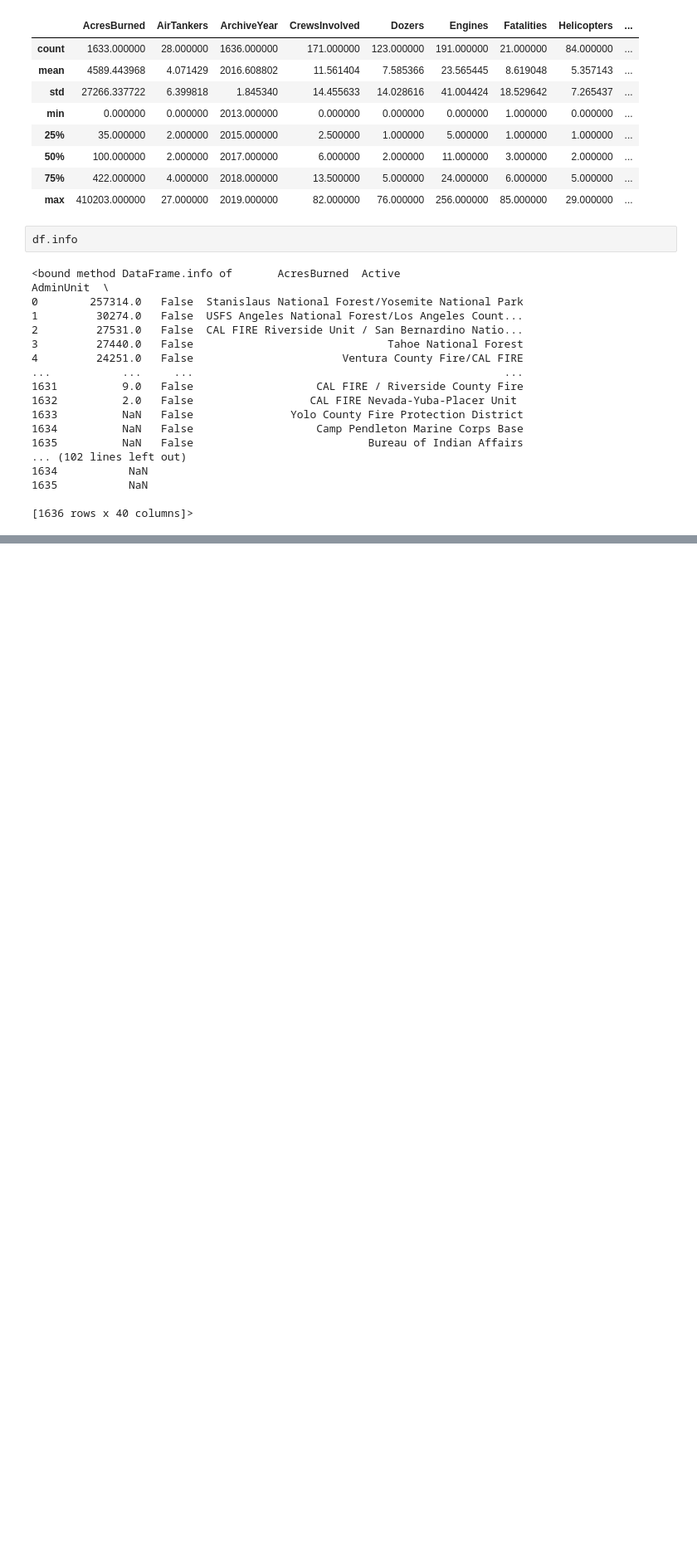
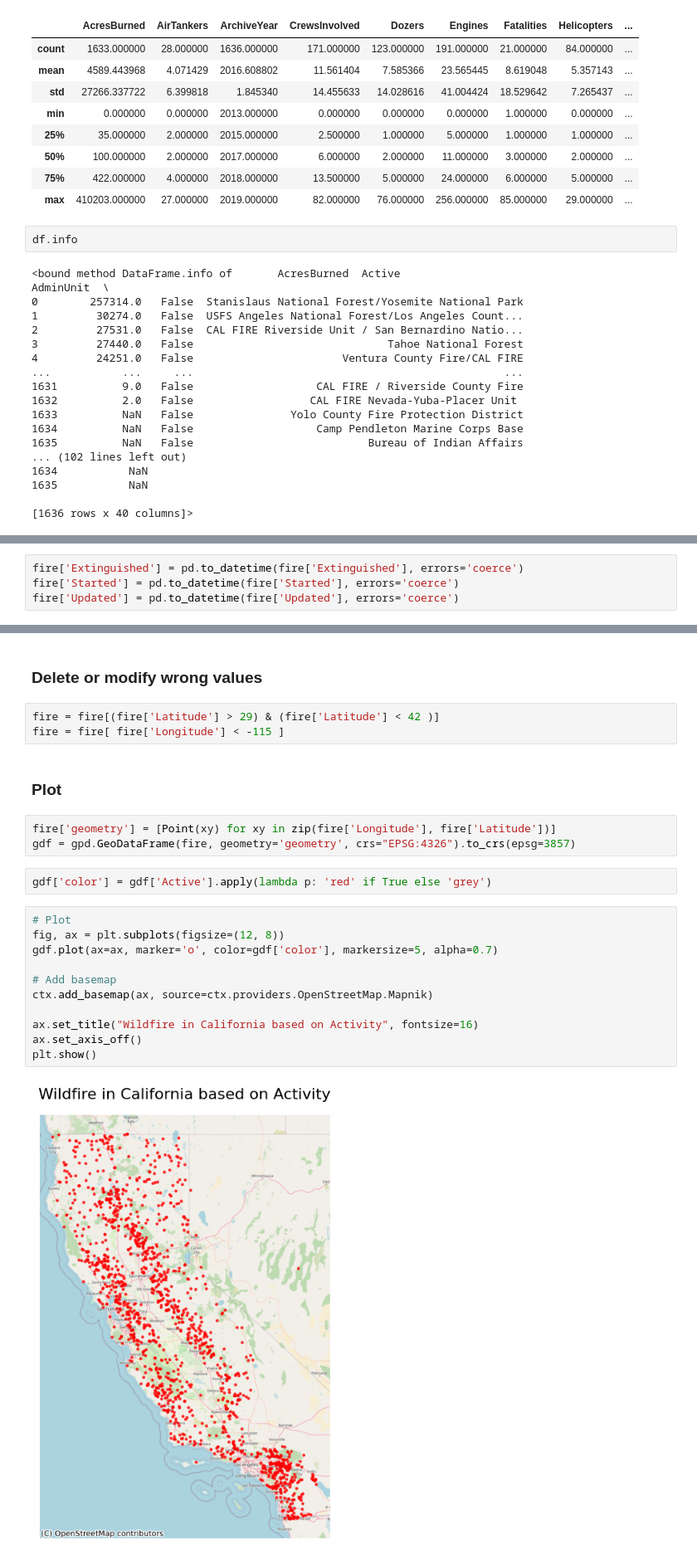
Before and after one commit to Victorinox4/Project-Data-Science, a Jupyter notebook: Project.ipynb, the cells around one changed output, grey strips where cells are left out. Shown at 83% size. Saved outputs shown, nothing was run; the diff lists cells and outputs as text; blank space fills up the shorter version.

```diff
--- a/Project.ipynb
+++ b/Project.ipynb
@@ -280,0 +386,4 @@ n
+# %%
+fire['Extinguished'] = pd.to_datetime(fire['Extinguished'], errors='coerce')
+fire['Started'] = pd.to_datetime(fire['Started'], errors='coerce')
+fire['Updated'] = pd.to_datetime(fire['Updated'], errors='coerce')
@@ -280,0 +420,25 @@ n
+# %% [markdown]
+### Delete or modify wrong values
+# %%
+fire = fire[(fire['Latitude'] > 29) & (fire['Latitude'] < 42 )]
+fire = fire[ fire['Longitude'] < -115 ]
+# %% [markdown]
+### Plot
+# %%
+fire['geometry'] = [Point(xy) for xy in zip(fire['Longitude'], fire['Latitude'])]
+gdf = gpd.GeoDataFrame(fire, geometry='geometry', crs="EPSG:4326").to_crs(epsg=3857)
+# %%
+gdf['color'] = gdf['Active'].apply(lambda p: 'red' if True else 'grey')
+# %%
+# Plot
+fig, ax = plt.subplots(figsize=(12, 8))
+gdf.plot(ax=ax, marker='o', color=gdf['color'], markersize=5, alpha=0.7)
+
+# Add basemap
+ctx.add_basemap(ax, source=ctx.providers.OpenStreetMap.Mapnik)
+
+ax.set_title("Wildfire in California based on Activity", fontsize=16)
+ax.set_axis_off()
+plt.show()
+# %% [output]
+[figure, added]
```
Also changed, not shown: parts of 34 cells of this notebook.
